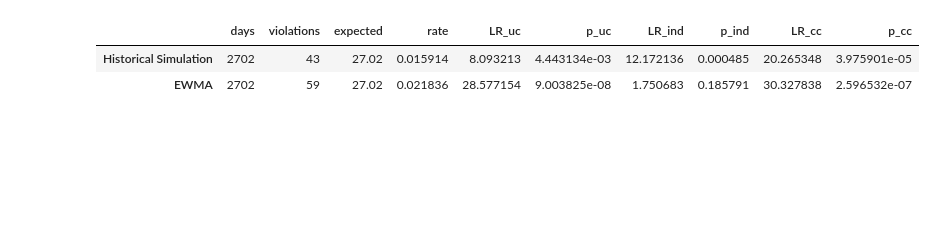
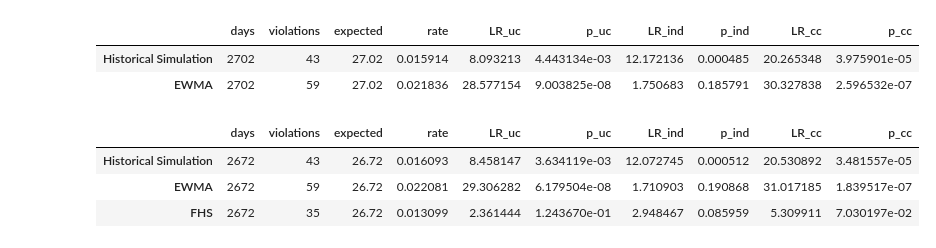
Before and after one commit to robertmatei42/tail-risk-forecasting, a Jupyter notebook: notebooks/02_historical_simulation.ipynb, the cells around one changed output. Saved outputs shown, nothing was run; the diff lists cells and outputs as text; code cells hidden in the pictures; blank space fills up the shorter version.

```diff
--- a/notebooks/02_historical_simulation.ipynb
+++ b/notebooks/02_historical_simulation.ipynb
@@ -136,3 +133,22 @@ compare
 |  | days | violations | expected | rate | LR_uc | p_uc | LR_ind | p_ind | LR_cc | p_cc |
 | Historical Simulation | 2702 | 43 | 27.02 | 0.015914 | 8.093213 | 4.443134e-03 | 12.172136 | 0.000485 | 20.265348 | 3.975901e-05 |
 | EWMA | 2702 | 59 | 27.02 | 0.021836 | 28.577154 | 9.003825e-08 | 1.750683 | 0.185791 | 30.327838 | 2.596532e-07 |
+# %%
+from src.risk_measures import fhs_var_es
+
+fhs_risk = fhs_var_es(loss, sigma_ewma)
+bt_fhs = fhs_risk.join(loss).dropna()
+hit_fhs = bt_fhs['loss'] > bt_fhs['VaR']
+
+common = bt.index.intersection(bt_ewma.index).intersection(bt_fhs.index)
+
+compare = pd.concat([
+    backtest_summary(hit[common], 'Historical Simulation'),
+    backtest_summary(hit_ewma[common], 'EWMA'),
+    backtest_summary(hit_fhs[common], 'FHS')])
+compare
+# %% [output]
+|  | days | violations | expected | rate | LR_uc | p_uc | LR_ind | p_ind | LR_cc | p_cc |
+| Historical Simulation | 2672 | 43 | 26.72 | 0.016093 | 8.458147 | 3.634119e-03 | 12.072745 | 0.000512 | 20.530892 | 3.481557e-05 |
+| EWMA | 2672 | 59 | 26.72 | 0.022081 | 29.306282 | 6.179504e-08 | 1.710903 | 0.190868 | 31.017185 | 1.839517e-07 |
+| FHS | 2672 | 35 | 26.72 | 0.013099 | 2.361444 | 1.243670e-01 | 2.948467 | 0.085959 | 5.309911 | 7.030197e-02 |
```
Also changed, not shown: parts of 3 cells of this notebook, 1 other file.
